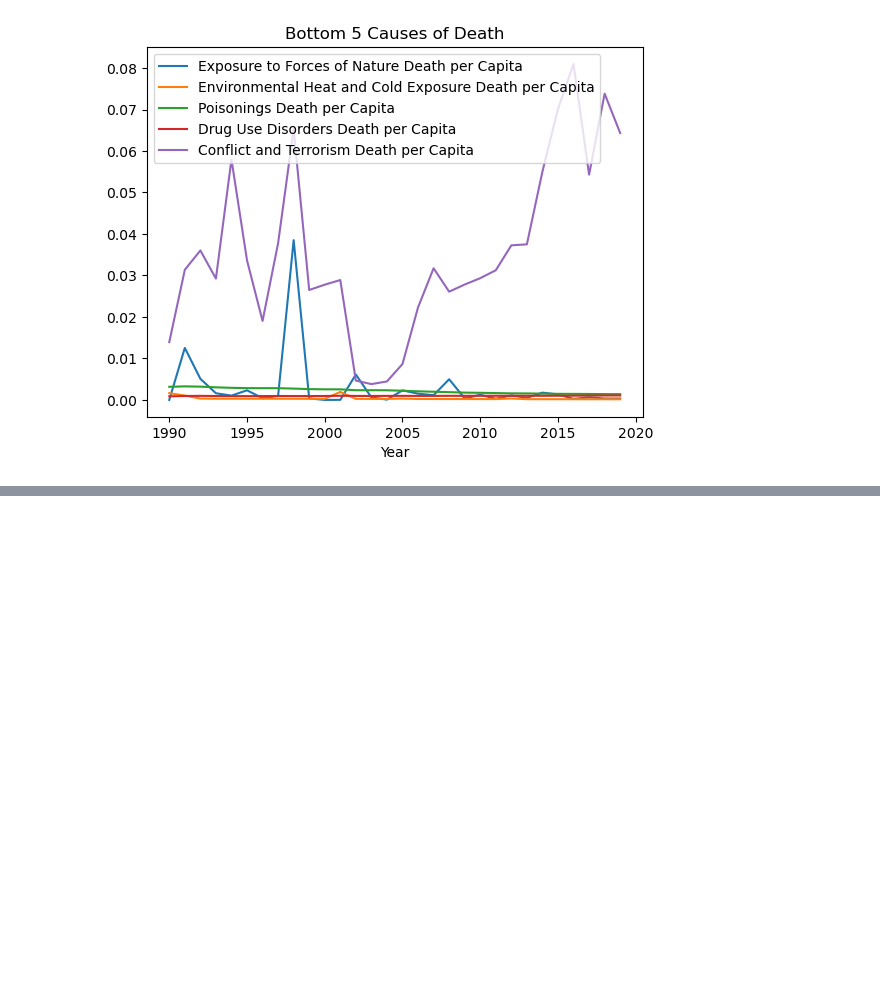
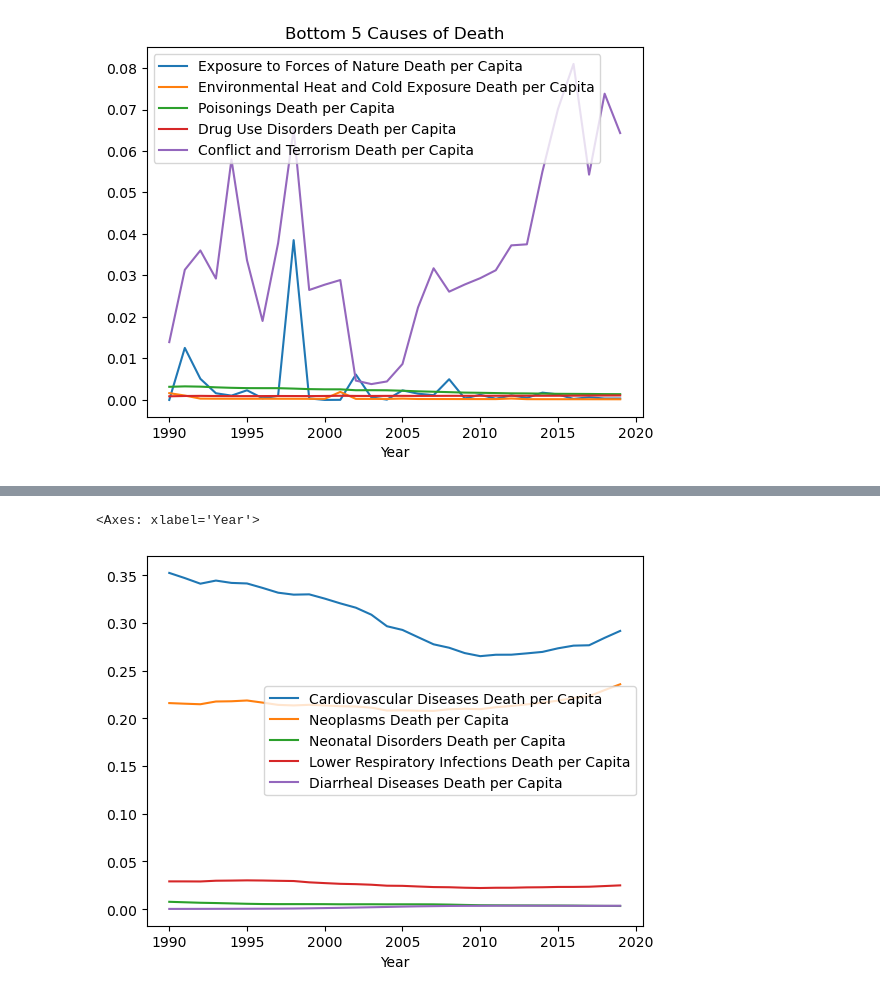
Before and after one commit to thomasjngo/Cause-of-Death-Analysis, a Jupyter notebook: Cause of Death Analysis/CommonCausesofDeath.ipynb, the cells around one changed output, grey strips where cells are left out. Cells and saved outputs as stored; diff of their text form; code cells hidden in the pictures; blank space fills up the shorter version.

Commit message:
plots

```diff
--- a/Cause of Death Analysis/CommonCausesofDeath.ipynb
+++ b/Cause of Death Analysis/CommonCausesofDeath.ipynb
@@ -354,3 +356,6 @@ afg_death_bottom.plot(x='Year',title='Bottom 5 Causes of Death')
 # %% [output]
 <Axes: title={'center': 'Bottom 5 Causes of Death'}, xlabel='Year'>
 [figure]
+# %%
+usa_death=death_per_capita_df.loc[(death_per_capita_df.index.values=='USA')]
+usa_death.sort_values('Year',inplace=True)
@@ -356,0 +367,5 @@ afg_death_bottom.plot(x='Year',title='Bottom 5 Causes of Death')
+# %%
+top_deaths=['Year','Cardiovascular Diseases Death per Capita', 'Neoplasms Death per Capita', 'Neonatal Disorders Death per Capita',
+       'Lower Respiratory Infections Death per Capita', 'Diarrheal Diseases Death per Capita']
+usa_death_top=usa_death[top_deaths].astype(float)
+usa_death_top
@@ -357,3 +391,8 @@ afg_death_bottom.plot(x='Year',title='Bottom 5 Causes of Death')
+# %%
+usa_death_top.plot(x='Year')
+# %% [output]
+<Axes: xlabel='Year'>
+[figure, added]
 # %%
 
 # Questions to Answer:
```
Also changed, not shown: parts of 4 cells of this notebook.
